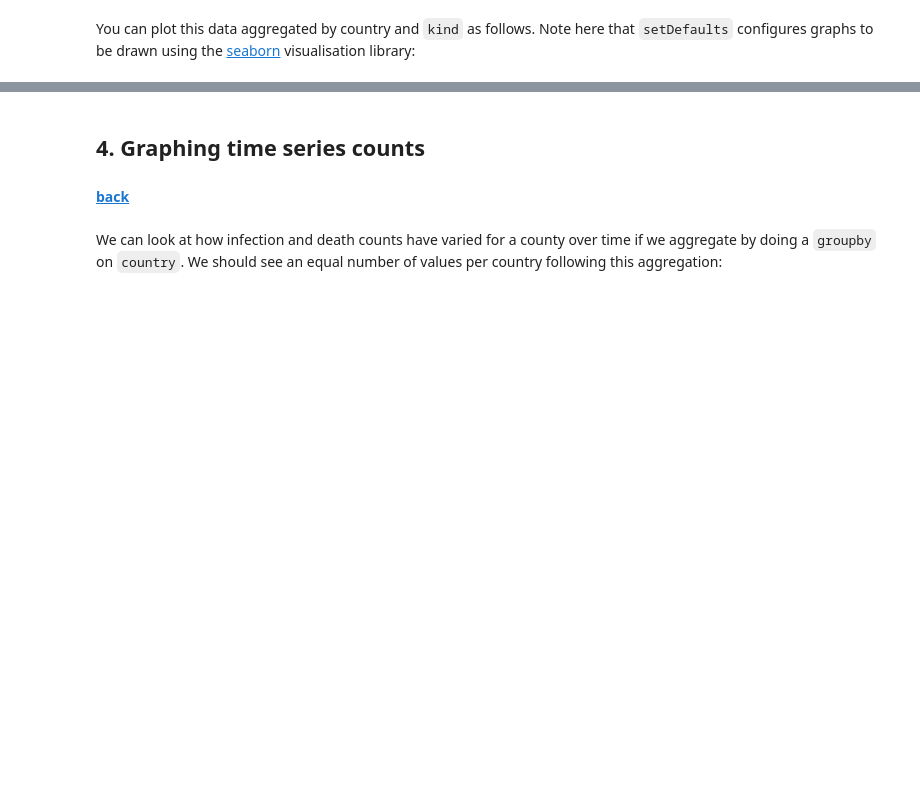
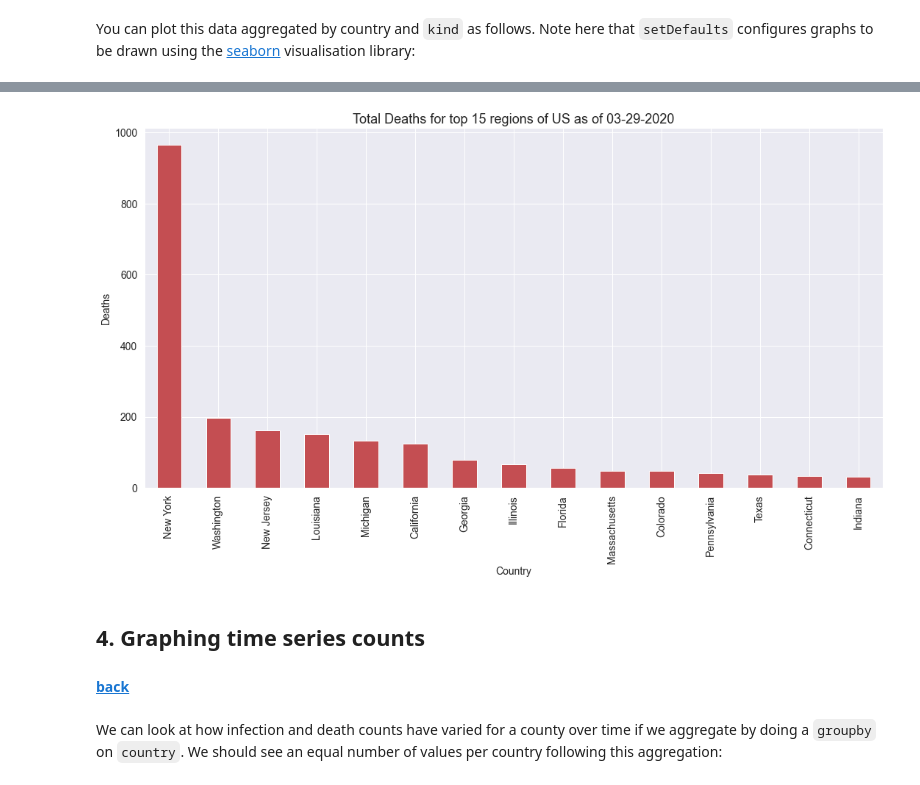
Before and after one commit to malminhas/covid, a Jupyter notebook: index.ipynb, the cells around one changed output, grey strips where cells are left out. Saved outputs shown, nothing was run; the diff lists cells and outputs as text; code cells hidden in the pictures; blank space fills up the shorter version.

```diff
--- a/index.ipynb
+++ b/index.ipynb
@@ -73,3 +66,7 @@ plotCountriesDailyReport(getCountriesDailyReport(getYesterday()), color='r', kin
+# %%
+plotCountryDailyReport(getCountriesDailyReport(getYesterday()), 'US',  topN=15, color='r', kind='Deaths')
+# %% [output]
+[figure, added]
 # %% [markdown]
 ## 4. Graphing time series counts <a name="covid-timeseries"></a>
 #### [back](#top-of-covid-notebook)
```
Also changed, not shown: parts of 10 cells of this notebook, 15 other files.
